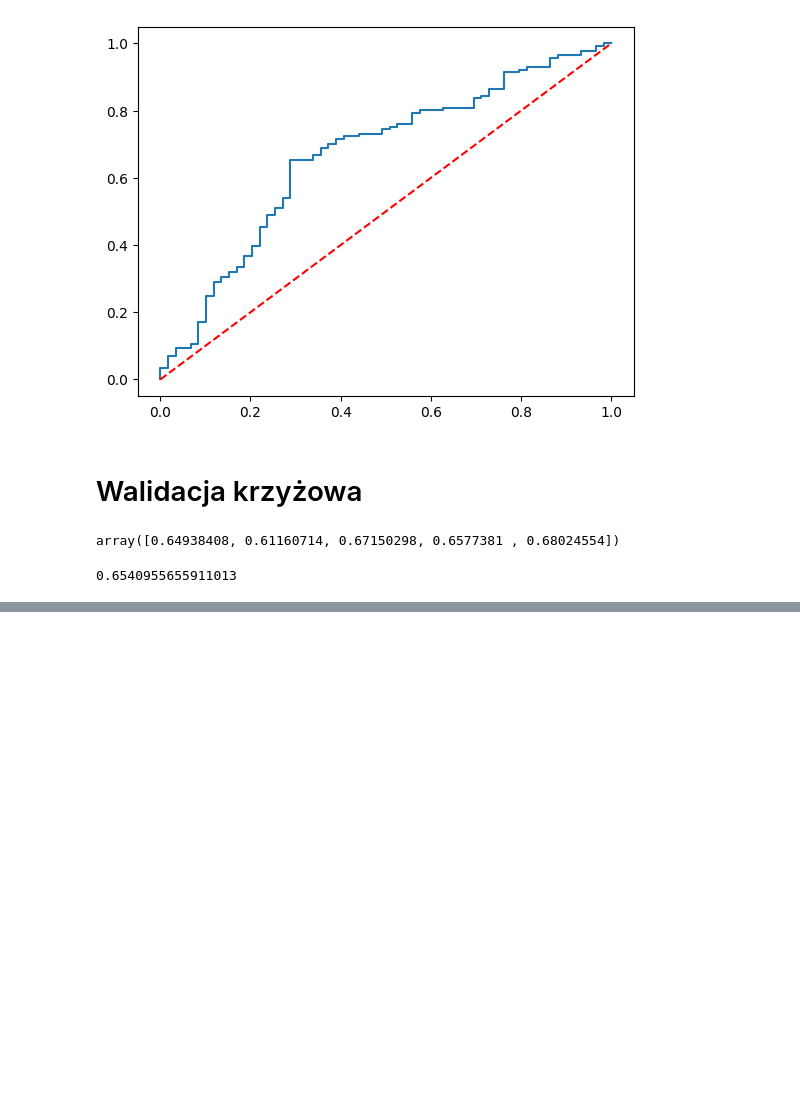
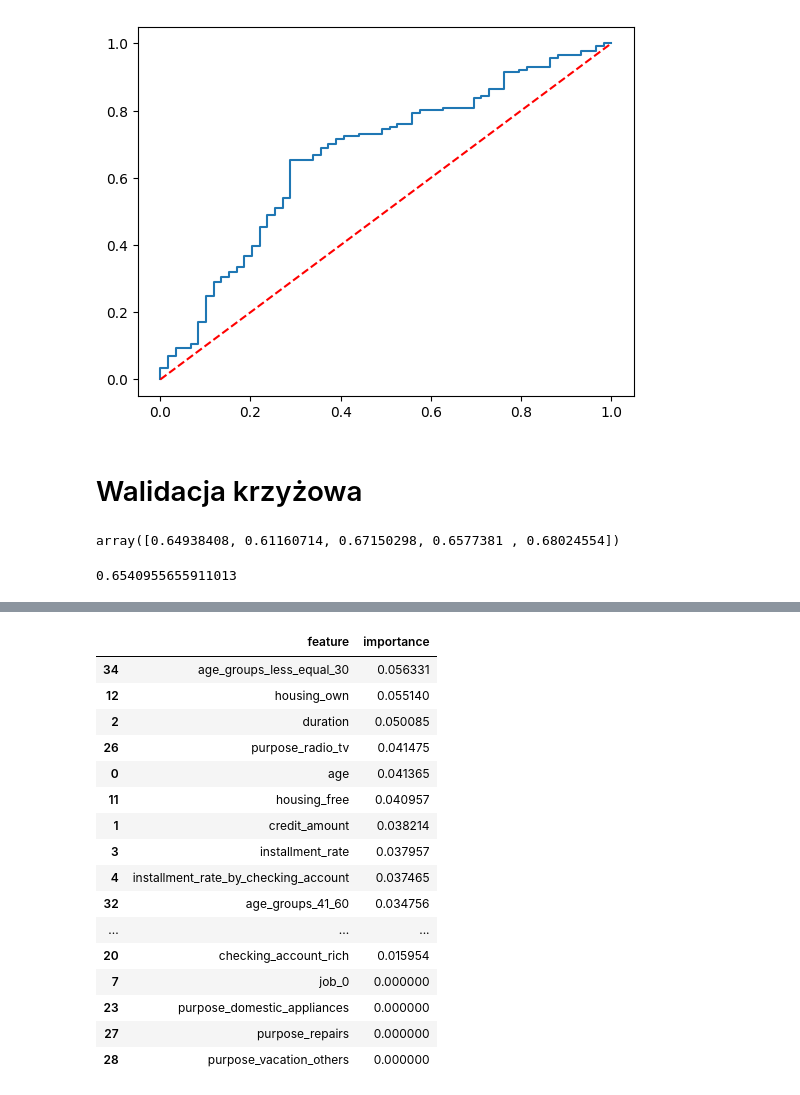
Before and after one commit to lwawrowski/cdv_bigdata, a Jupyter notebook: metody_analizy_przetwarzania_danych/2025_2026/gr1/20260530_klasyfikacja.ipynb, the cells around one changed output, grey strips where cells are left out. Saved outputs shown, nothing was run; the diff lists cells and outputs as text; code cells hidden in the pictures; blank space fills up the shorter version.

```diff
--- a/metody_analizy_przetwarzania_danych/2025_2026/gr1/20260530_klasyfikacja.ipynb
+++ b/metody_analizy_przetwarzania_danych/2025_2026/gr1/20260530_klasyfikacja.ipynb
@@ -320,0 +556,24 @@ print(scores_cv.mean())
+# %%
+fi_df = pd.DataFrame({
+    'feature': X.columns,
+    'importance': clf_xgb_best_random.feature_importances_
+}).sort_values(by='importance', ascending=False)
+fi_df
+# %% [output]
+|  | feature | importance |
+| 34 | age_groups_less_equal_30 | 0.056331 |
+| 12 | housing_own | 0.055140 |
+| 2 | duration | 0.050085 |
+| 26 | purpose_radio_tv | 0.041475 |
+| 0 | age | 0.041365 |
+| 11 | housing_free | 0.040957 |
+| 1 | credit_amount | 0.038214 |
+| 3 | installment_rate | 0.037957 |
+| 4 | installment_rate_by_checking_account | 0.037465 |
+| 32 | age_groups_41_60 | 0.034756 |
+| ... | ... | ... |
+| 20 | checking_account_rich | 0.015954 |
+| 7 | job_0 | 0.000000 |
+| 23 | purpose_domestic_appliances | 0.000000 |
+| 27 | purpose_repairs | 0.000000 |
+| 28 | purpose_vacation_others | 0.000000 |
```
Also changed, not shown: parts of 31 cells of this notebook, 1 other file.
